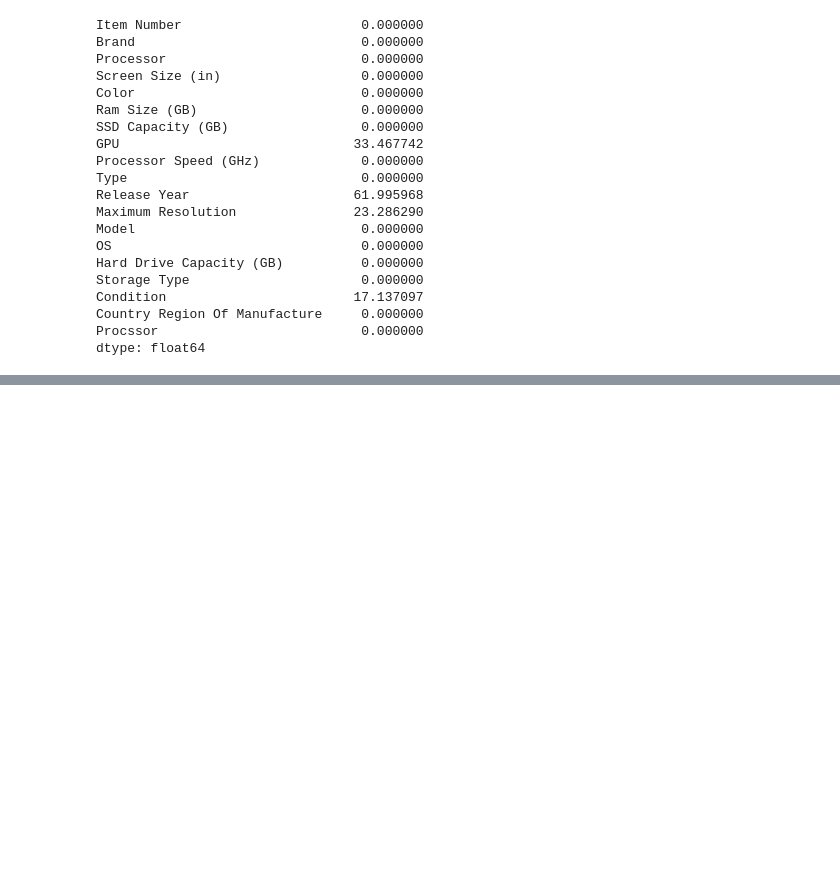
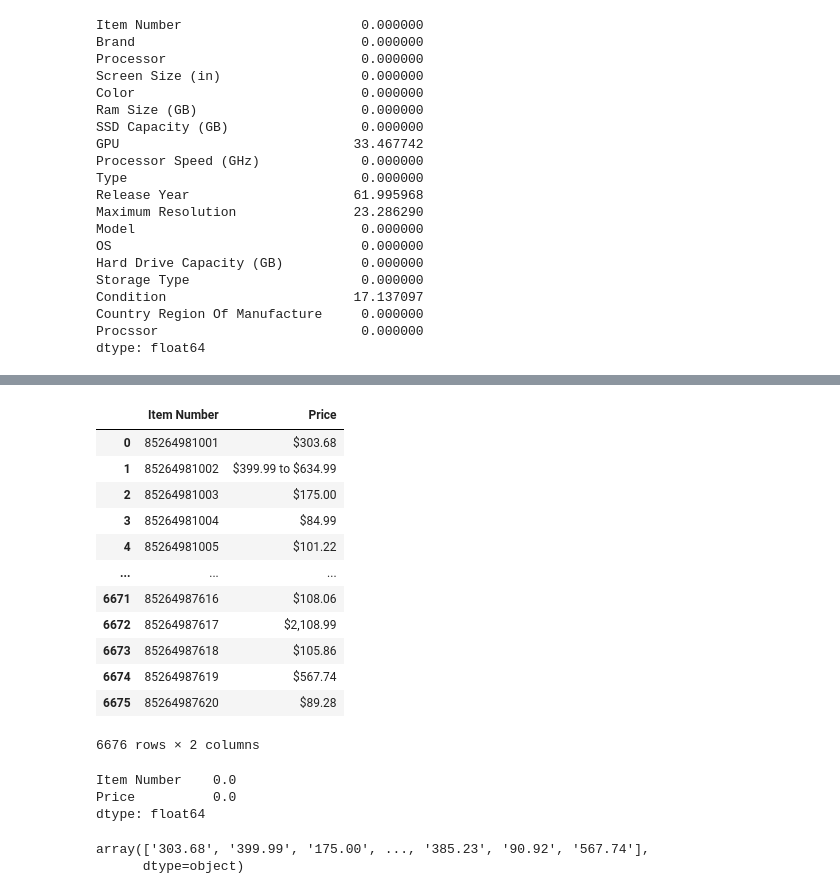
Before and after one commit to TomRush20/Data-Management, a Jupyter notebook: Ebay Data Analysis.ipynb, the cells around one changed output, grey strips where cells are left out. Saved outputs shown, nothing was run; the diff lists cells and outputs as text; code cells hidden in the pictures; blank space fills up the shorter version.

```diff
--- a/Ebay Data Analysis.ipynb
+++ b/Ebay Data Analysis.ipynb
@@ -1192,0 +1361,38 @@ array(["NewAbrand-new,unused,unopened,undamagediteminitsoriginalpackaging(wherep
+# %%
+price_df = pd.read_csv('EbayPcLaptopPriceData.csv')
+price_df
+# %% [output]
+|  | Item Number | Price |
+| 0 | 85264981001 | $303.68 |
+| 1 | 85264981002 | $399.99 to $634.99 |
+| 2 | 85264981003 | $175.00 |
+| 3 | 85264981004 | $84.99 |
+| 4 | 85264981005 | $101.22 |
+| ... | ... | ... |
+| 6671 | 85264987616 | $108.06 |
+| 6672 | 85264987617 | $2,108.99 |
+| 6673 | 85264987618 | $105.86 |
+| 6674 | 85264987619 | $567.74 |
+| 6675 | 85264987620 | $89.28 |
+6676 rows × 2 columns
+# %%
+price_df.isna().sum() / len(price_df) * 100
+# %% [output]
+Item Number    0.0
+Price          0.0
+dtype: float64
+# %%
+price_df['Price'] = price_df['Price'].str.strip()
+price_df['Price'] = price_df['Price'].str.replace('$', '')
+
+for price in price_df['Price']:
+    elements = price.split('to')
+    price_df['Price'] = price_df['Price'].replace(to_replace=price, value=elements[0])
+
+price_df['Price'] = price_df['Price'].str.strip()
+price_df['Price'] = price_df['Price'].str.replace(',', '')
+
+price_df['Price'].unique()
+# %% [output]
+array(['303.68', '399.99', '175.00', ..., '385.23', '90.92', '567.74'],
+      dtype=object)
```
Also changed, not shown: parts of 13 cells of this notebook.
